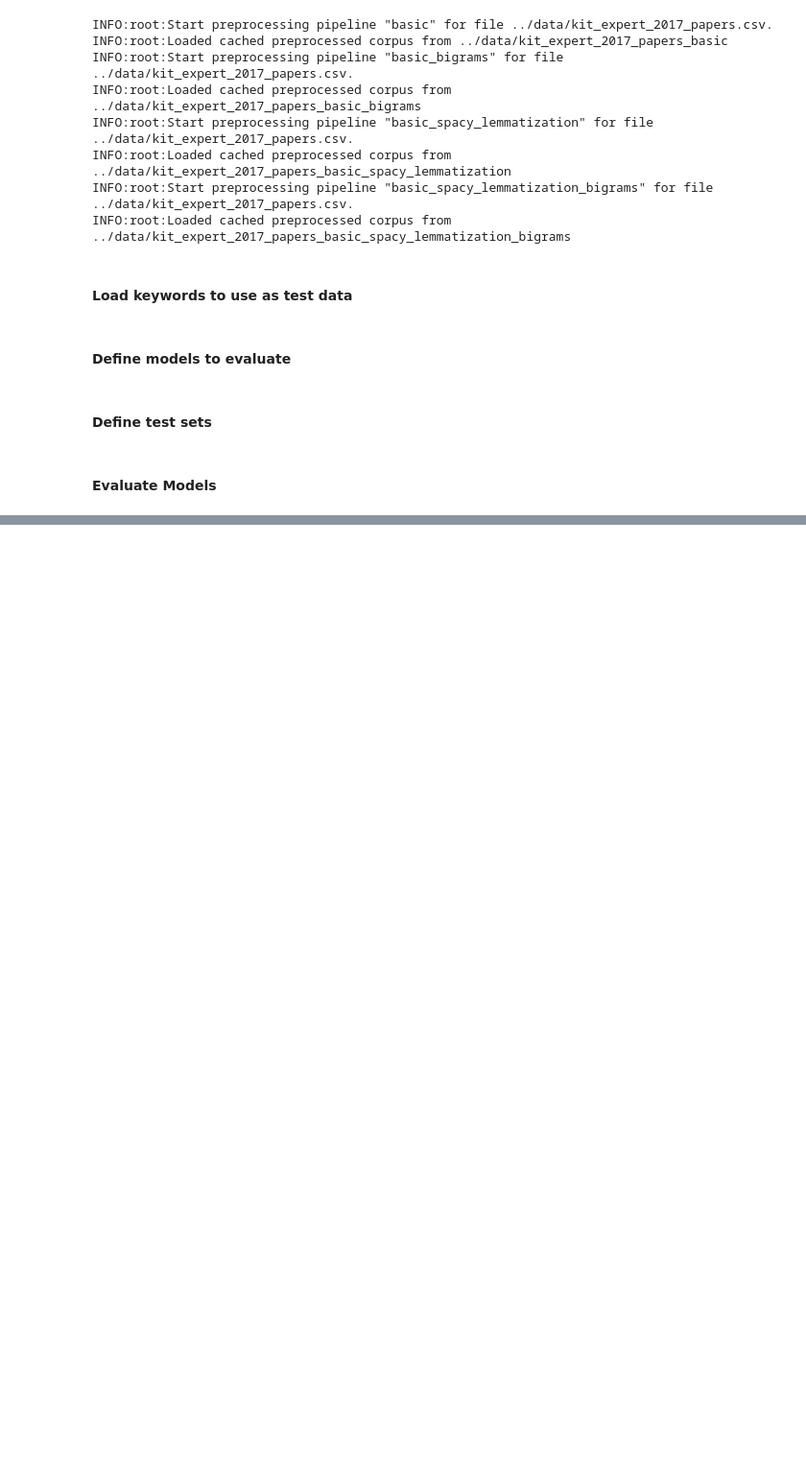
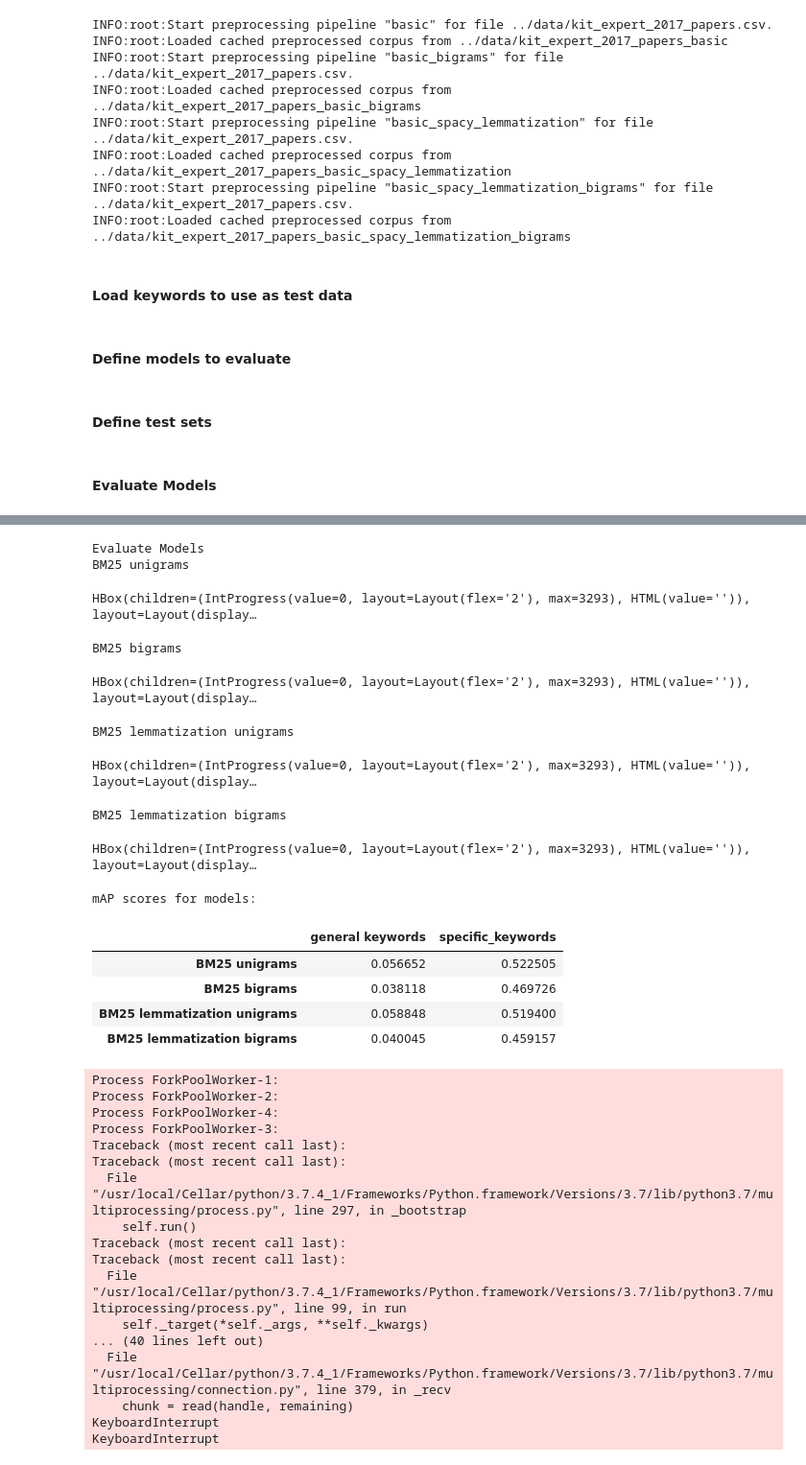
Before and after one commit to JNKielmann/Master-Thesis, a Jupyter notebook: paper_retrieval/Evaluation.ipynb, the cells around one changed output, grey strips where cells are left out. Shown at 96% size. Cells and saved outputs as stored; diff of their text form; code cells hidden in the pictures; blank space fills up the shorter version.

```diff
--- a/paper_retrieval/Evaluation.ipynb
+++ b/paper_retrieval/Evaluation.ipynb
@@ -108,0 +112,37 @@ mAP scores for models:
+# %%
+results = evaluate_models(models, [general_keywords, specific_keywords])
+print("mAP scores for models:")
+results
+# %% [output]
+Evaluate Models
+BM25 unigrams
+HBox(children=(IntProgress(value=0, layout=Layout(flex='2'), max=3293), HTML(value='')), layout=Layout(display…
+BM25 bigrams
+HBox(children=(IntProgress(value=0, layout=Layout(flex='2'), max=3293), HTML(value='')), layout=Layout(display…
+BM25 lemmatization unigrams
+HBox(children=(IntProgress(value=0, layout=Layout(flex='2'), max=3293), HTML(value='')), layout=Layout(display…
+BM25 lemmatization bigrams
+HBox(children=(IntProgress(value=0, layout=Layout(flex='2'), max=3293), HTML(value='')), layout=Layout(display…
+mAP scores for models:
+|  | general keywords | specific_keywords |
+| BM25 unigrams | 0.056652 | 0.522505 |
+| BM25 bigrams | 0.038118 | 0.469726 |
+| BM25 lemmatization unigrams | 0.058848 | 0.519400 |
+| BM25 lemmatization bigrams | 0.040045 | 0.459157 |
+Process ForkPoolWorker-1:
+Process ForkPoolWorker-2:
+Process ForkPoolWorker-4:
+Process ForkPoolWorker-3:
+Traceback (most recent call last):
+Traceback (most recent call last):
+  File "/usr/local/Cellar/python/3.7.4_1/Frameworks/Python.framework/Versions/3.7/lib/python3.7/multiprocessing/process.py", line 297, in _bootstrap
+    self.run()
+Traceback (most recent call last):
+Traceback (most recent call last):
+  File "/usr/local/Cellar/python/3.7.4_1/Frameworks/Python.framework/Versions/3.7/lib/python3.7/multiprocessing/process.py", line 99, in run
+    self._target(*self._args, **self._kwargs)
+... (40 lines left out)
+  File "/usr/local/Cellar/python/3.7.4_1/Frameworks/Python.framework/Versions/3.7/lib/python3.7/multiprocessing/connection.py", line 379, in _recv
+    chunk = read(handle, remaining)
+KeyboardInterrupt
+KeyboardInterrupt
```
Also changed, not shown: parts of 5 cells of this notebook, 1 other file.
